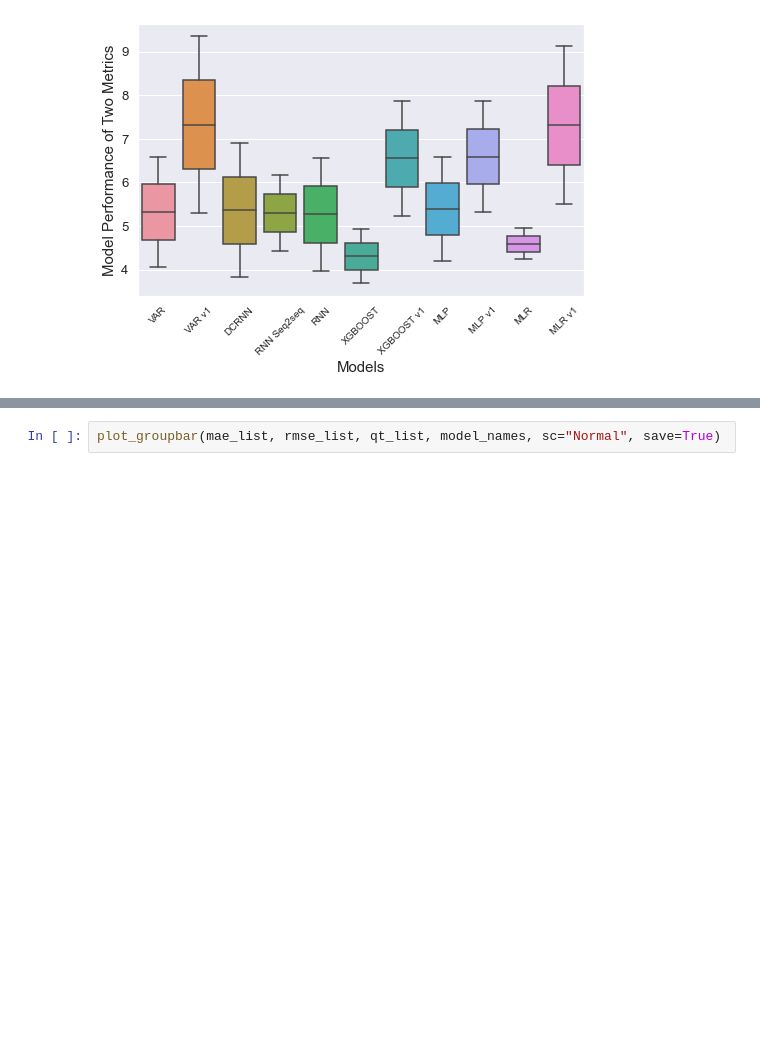
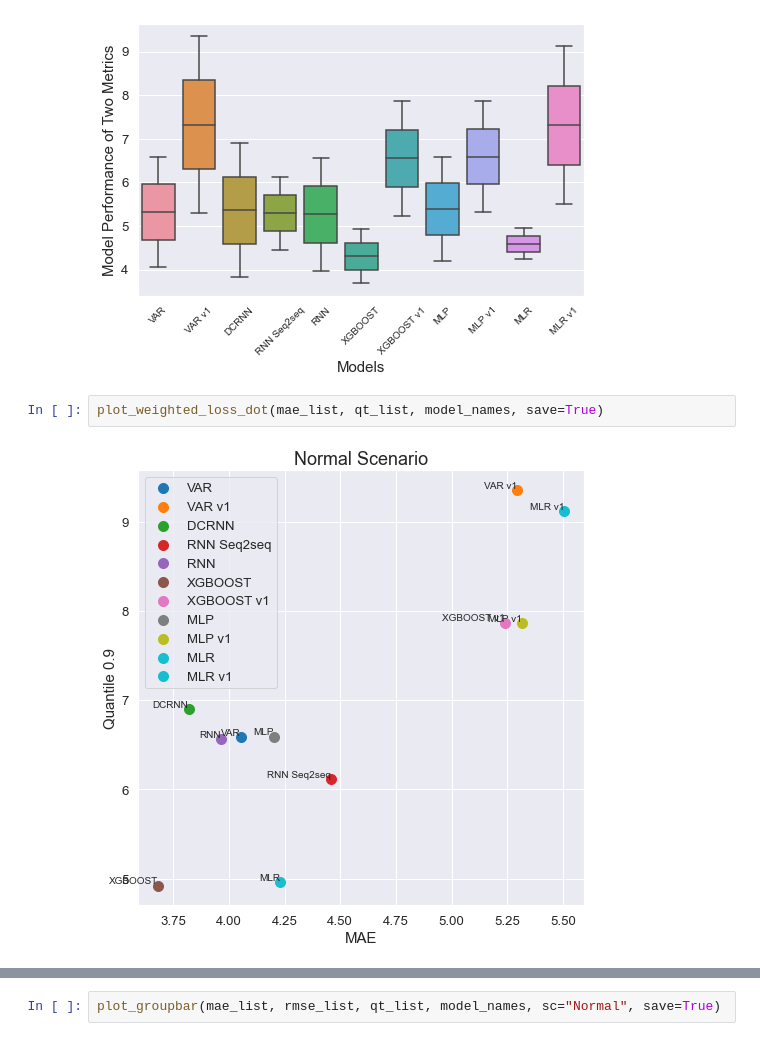
Before and after one commit to WaimenMak/Benchmarking-Crowd-Flow-Prediction, a Jupyter notebook: Scenario Processing.ipynb, the cells around one changed output, grey strips where cells are left out. Cells and saved outputs as stored; diff of their text form; blank space fills up the shorter version.

```diff
--- a/Scenario Processing.ipynb
+++ b/Scenario Processing.ipynb
@@ -1327,4 +1360,8 @@ plot_weighted_loss_box(rmse_list, qt_list, model_names)
 plot_weighted_loss_box(mae_list, qt_list, model_names)
 # %% [output]
 [figure]
+# %%
+plot_weighted_loss_dot(mae_list, qt_list, model_names, save=True)
+# %% [output]
+[figure, added]
 # %%
```
Also changed, not shown: parts of 25 cells of this notebook, 1 other file.
